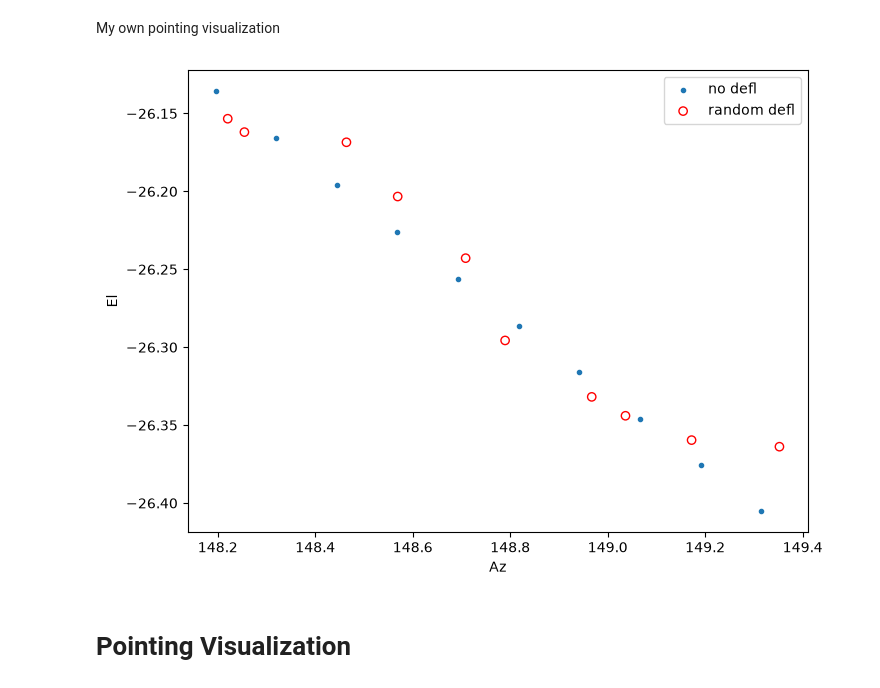
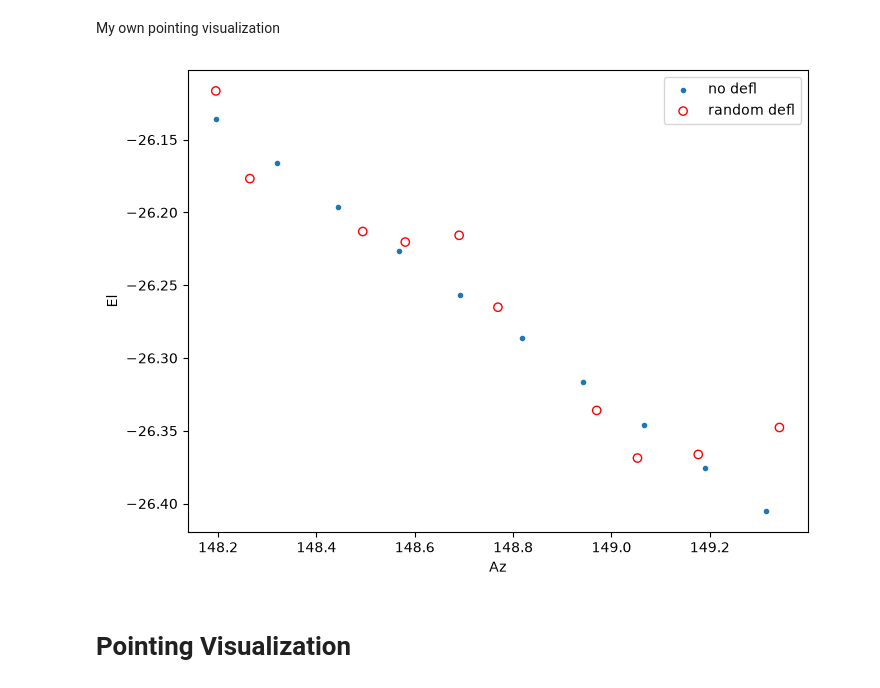
Before and after one commit to henry-e-n/SO_PointingReqs, a Jupyter notebook: toast_tutorial/07_PointingOperators.ipynb, the cells around one changed output. Cells and saved outputs as stored; diff of their text form; code cells hidden in the pictures.

Commit message:
Jitter map test

```diff
--- a/toast_tutorial/07_PointingOperators.ipynb
+++ b/toast_tutorial/07_PointingOperators.ipynb
@@ -421,7 +423,7 @@ def deflect_pointing(dxi, deta):
     return bore, radec_bore
 # %%
 
-def random_defl(daz, d_el, sin_amp = 0.01, sin_freq=1, corotator_max=0.001):
+def random_defl(daz, d_el, sin_amp = 0.01, sin_freq=1, corotator_max=0.001, set=False):
     # Define the deflection in Xi Eta coordinates
     # Convert the lists to arrays
     max_daz = daz
@@ -449,7 +451,8 @@ def random_defl(daz, d_el, sin_amp = 0.01, sin_freq=1, corotator_max=0.001):
 
     # Recompose into quaternions
     bore_azel = qa.from_lonlat_angles(lon_arr, lat_arr, psi_arr)
-    ob.shared['boresight_azel'].set(bore_azel)
+    if set:
+        ob.shared['boresight_azel'].set(bore_azel)
 
     ## RADEC
     lon_arr, lat_arr, psi_arr = qa.to_lonlat_angles(ob.shared['boresight_radec'].data)
@@ -461,7 +464,8 @@ def random_defl(daz, d_el, sin_amp = 0.01, sin_freq=1, corotator_max=0.001):
 
     # Recompose into quaternions
     boreradec = qa.from_lonlat_angles(lon_arr, lat_arr, psi_arr)
-    ob.shared['boresight_radec'].set(boreradec)
+    if set:
+        ob.shared['boresight_radec'].set(boreradec)
 
     return bore_azel, boreradec
 # %% [markdown]
@@ -472,34 +476,34 @@ import so3g.proj.quat as quat
 max_xi = ((80 * u.arcsec).to(u.rad)).value
 max_eta = ((80 * u.arcsec).to(u.rad)).value
 
 init_bore_azel = ob.shared['boresight_azel']
 init_boreradec = np.array(ob.shared['boresight_radec'])
 fig = plt.figure(figsize=(8,6))
 
 bore_az, bore_el, _ = quat.decompose_lonlat(ob.shared['boresight_azel'].data)*np.array([-1, 1,1])[...,None]*180/np.pi
 plt.scatter(bore_az[90:100], bore_el[90:100], marker='.', label=r'no defl')
 
 # azel_bore, radec_bore = deflect_pointing(max_xi, 0)
 # bore_az, bore_el, _ = quat.decompose_lonlat(azel_bore.data)*np.array([-1, 1,1])[...,None]*180/np.pi
 # plt.plot(bore_az, bore_el, label=r'$\Delta\xi = 0.02$')
 
 # azel_bore, radec_bore = deflect_pointing(0.0, max_eta)
 # bore_az, bore_el, _ = quat.decompose_lonlat(azel_bore.data)*np.array([-1, 1,1])[...,None]*180/np.pi
 # plt.plot(bore_az, bore_el, label=r'$\Delta\eta = 0.02$')
 
 
-jitter_azel_bore, jitter_boreradec = random_defl(max_xi, max_eta, sin_amp= ((100 * u.arcsec).to(u.rad)).value, corotator_max = ((2 * u.arcsec).to(u.rad)).value)
+jitter_azel_bore, jitter_boreradec = random_defl(max_xi, max_eta, sin_amp= ((200 * u.arcsec).to(u.rad)).value, corotator_max = ((2 * u.arcsec).to(u.rad)).value, sin_freq=5)
 bore_az, bore_el, _ = quat.decompose_lonlat(jitter_azel_bore.data)*np.array([-1, 1, 1])[...,None]*180/np.pi
 plt.scatter(bore_az[90:100], bore_el[90:100], marker='o', facecolor="none", edgecolor='red', label=r'random defl')
 
 
 plt.legend()
 # plt.ylim(-24,-25)
 # plt.xlim(142.5,143)
 plt.xlabel('Az')
 plt.ylabel("El")
 plt.show()
 # %% [output]
-[figure, old version]
+[figure, new version]
 # %% [markdown]
 # Pointing Visualization
```
Also changed, not shown: parts of 7 cells of this notebook, 34 other files.
